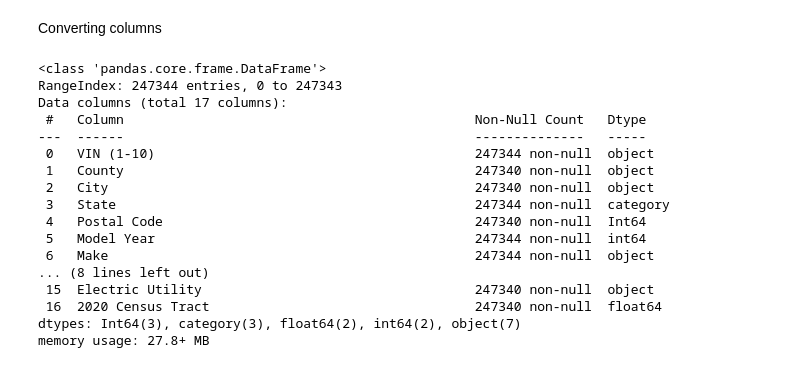
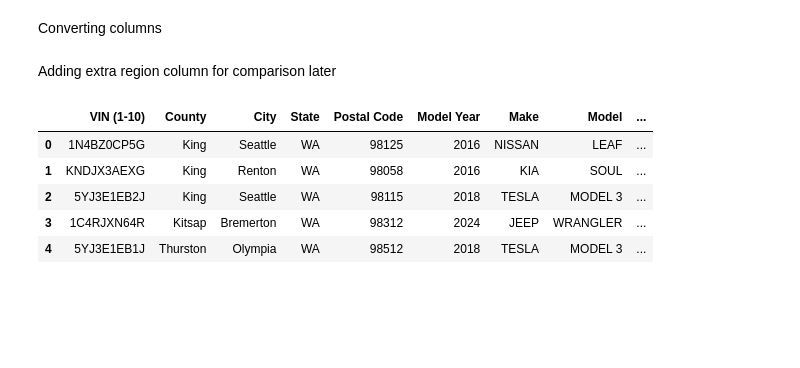
Before and after one commit to ccthatsme/assignment3, a Jupyter notebook: introduction.ipynb, the cells around one changed output. Saved outputs shown, nothing was run; the diff lists cells and outputs as text; code cells hidden in the pictures; blank space fills up the shorter version.

```diff
--- a/introduction.ipynb
+++ b/introduction.ipynb
@@ -78,23 +90,28 @@ df['Clean Alternative Fuel Vehicle (CAFV) Eligibility'] = df['Clean Alternative
 df['Postal Code'] = df['Postal Code'].astype('Int64')
 df['Electric Range'] = df['Electric Range'].astype('Int64')
 df['Legislative District'] = df['Legislative District'].astype('Int64')
-
-df.info()
-# %% [output]
-<class 'pandas.core.frame.DataFrame'>
-RangeIndex: 247344 entries, 0 to 247343
-Data columns (total 17 columns):
- #   Column                                             Non-Null Count   Dtype
----  ------                                             --------------   -----
- 0   VIN (1-10)                                         247344 non-null  object
- 1   County                                             247340 non-null  object
- 2   City                                               247340 non-null  object
- 3   State                                              247344 non-null  category
- 4   Postal Code                                        247340 non-null  Int64
- 5   Model Year                                         247344 non-null  int64
- 6   Make                                               247344 non-null  object
-... (8 lines left out)
- 15  Electric Utility                                   247340 non-null  object
- 16  2020 Census Tract                                  247340 non-null  float64
-dtypes: Int64(3), category(3), float64(2), int64(2), object(7)
-memory usage: 27.8+ MB
+# %% [markdown]
+Adding extra region column for comparison later
+# %%
+north_america = ['TESLA', 'JEEP', 'FORD', 'CHEVROLET', 'RIVIAN', 'CHRYSLER', 'CADILLAC', 'LINCOLN', 'DODGE', 'GMC', 'LUCID', 'FISKER', 'MULLEN AUTOMOTIVE INC.', 'BRIGHTDROP', 'RAM', 'AZURE DYNAMICS', 'WHEEGO ELECTRIC CARS']
+asia = ['NISSAN', 'KIA', 'HYUNDAI', 'MAZDA', 'TOYOTA', 'SUBARU', 'LEXUS', 'HONDA', 'MITSUBISHI', 'ACURA', 'GENESIS', 'VINFAST']
+europe = ['FIAT', 'AUDI', 'PORSCHE', 'BMW', 'POLESTAR', 'VOLVO', 'MINI', 'MERCEDES-BENZ', 'VOLKSWAGEN', 'ALFA ROMEO', 'SMART', 'JAGUAR', 'LAND ROVER', 'LAMBORGHINI', 'TH!NK', 'ROLLS-ROYCE', 'BENTLEY']
+def region_check(car_make):
+    if car_make in north_america:
+        return 'North America'
+    elif car_make in asia:
+        return 'Asia'
+    else:
+        return 'Europe'
+
+
+df['Region'] = df['Make'].apply(region_check)
+
+df.head()
+# %% [output]
+|  | VIN (1-10) | County | City | State | Postal Code | Model Year | Make | Model | ... |
+| 0 | 1N4BZ0CP5G | King | Seattle | WA | 98125 | 2016 | NISSAN | LEAF | ... |
+| 1 | KNDJX3AEXG | King | Renton | WA | 98058 | 2016 | KIA | SOUL | ... |
+| 2 | 5YJ3E1EB2J | King | Seattle | WA | 98115 | 2018 | TESLA | MODEL 3 | ... |
+| 3 | 1C4RJXN64R | Kitsap | Bremerton | WA | 98312 | 2024 | JEEP | WRANGLER | ... |
+| 4 | 5YJ3E1EB1J | Thurston | Olympia | WA | 98512 | 2018 | TESLA | MODEL 3 | ... |
```
Also changed, not shown: parts of 9 cells of this notebook.
